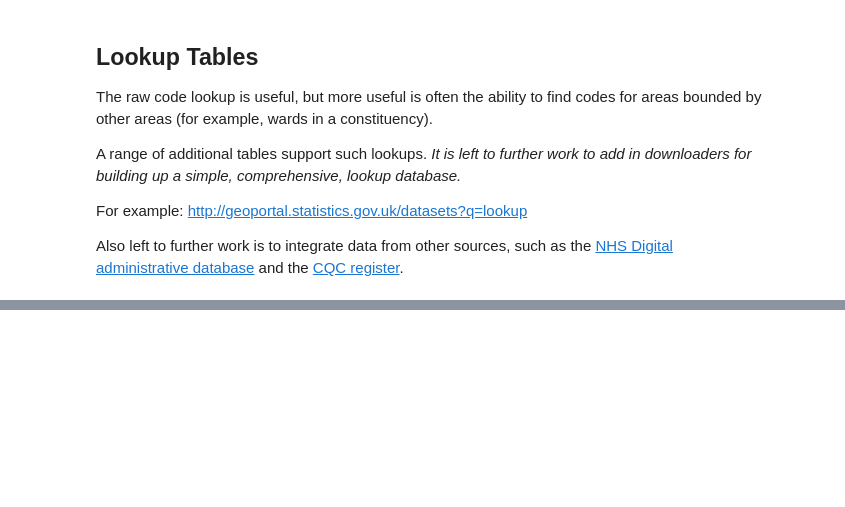
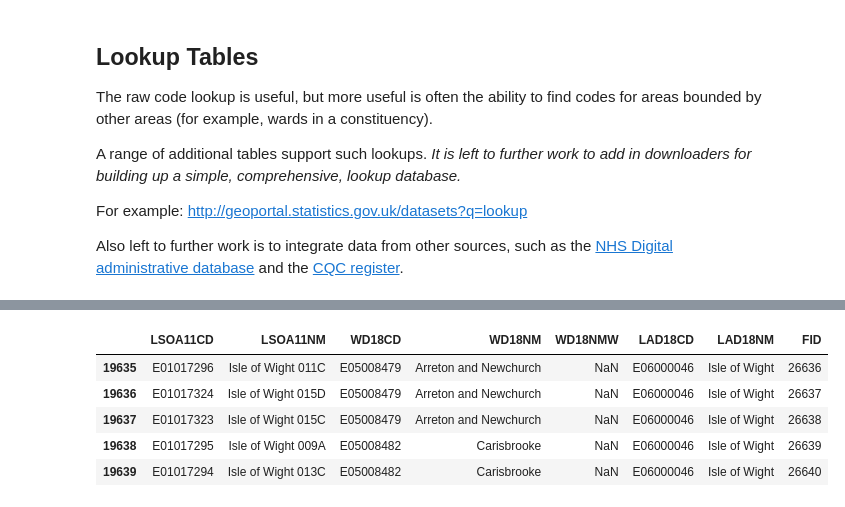
Before and after one commit to isleofdata/geodata, a Jupyter notebook: notebooks/geocodes.ipynb, the cells around one changed output, grey strips where cells are left out. Saved outputs shown, nothing was run; the diff lists cells and outputs as text; code cells hidden in the pictures; blank space fills up the shorter version.

```diff
--- a/notebooks/geocodes.ipynb
+++ b/notebooks/geocodes.ipynb
@@ -323,0 +351,11 @@ Also left to further work is to integrate data from other sources, such as the [
+# %%
+df_lsoa_ward = pd.read_csv('https://opendata.arcgis.com/datasets/8c05b84af48f4d25a2be35f1d984b883_0.csv')
+
+df_lsoa_ward[df_lsoa_ward['LAD18CD']=='E06000046'].head()
+# %% [output]
+|  | LSOA11CD | LSOA11NM | WD18CD | WD18NM | WD18NMW | LAD18CD | LAD18NM | FID |
+| 19635 | E01017296 | Isle of Wight 011C | E05008479 | Arreton and Newchurch | NaN | E06000046 | Isle of Wight | 26636 |
+| 19636 | E01017324 | Isle of Wight 015D | E05008479 | Arreton and Newchurch | NaN | E06000046 | Isle of Wight | 26637 |
+| 19637 | E01017323 | Isle of Wight 015C | E05008479 | Arreton and Newchurch | NaN | E06000046 | Isle of Wight | 26638 |
+| 19638 | E01017295 | Isle of Wight 009A | E05008482 | Carisbrooke | NaN | E06000046 | Isle of Wight | 26639 |
+| 19639 | E01017294 | Isle of Wight 013C | E05008482 | Carisbrooke | NaN | E06000046 | Isle of Wight | 26640 |
```
Also changed, not shown: parts of 9 cells of this notebook, 2 other files.
